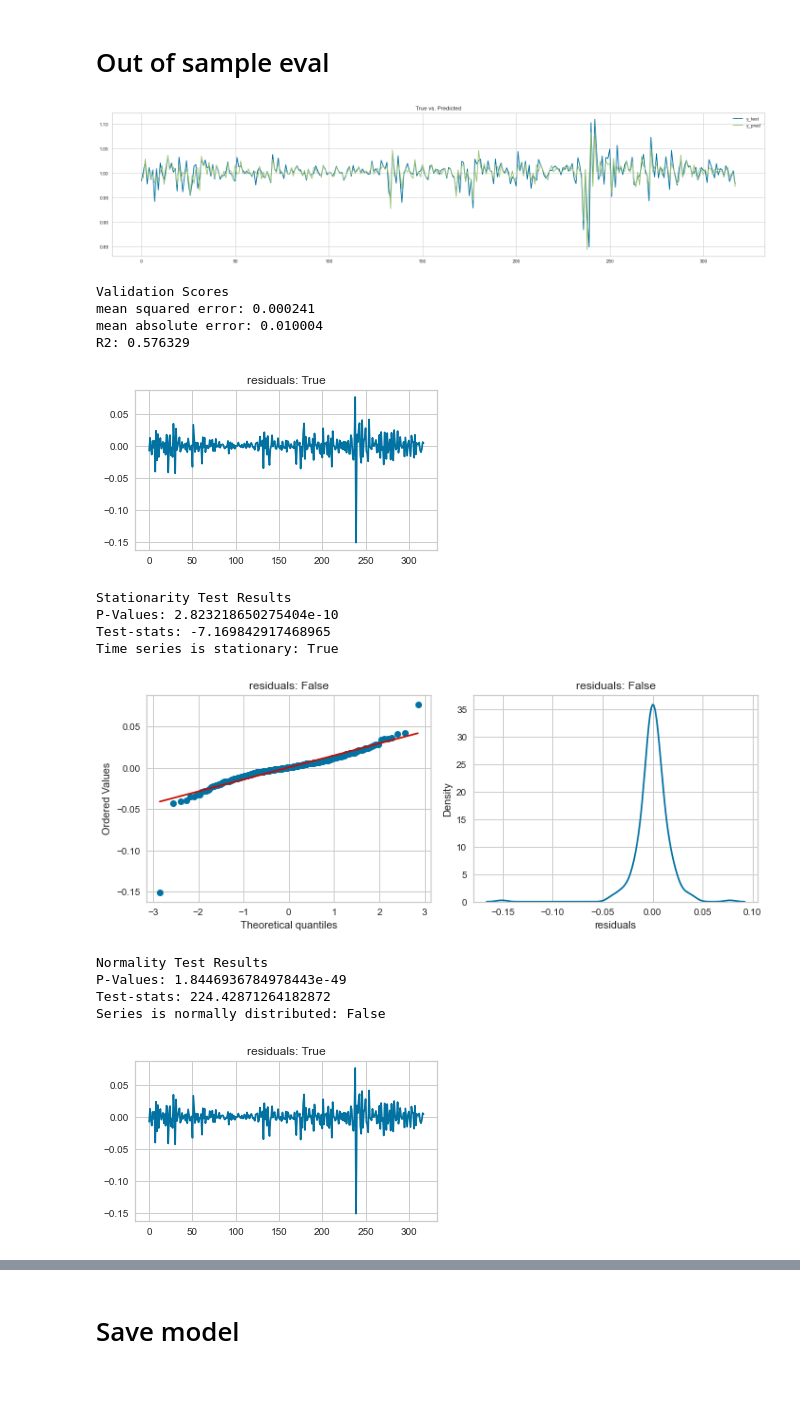
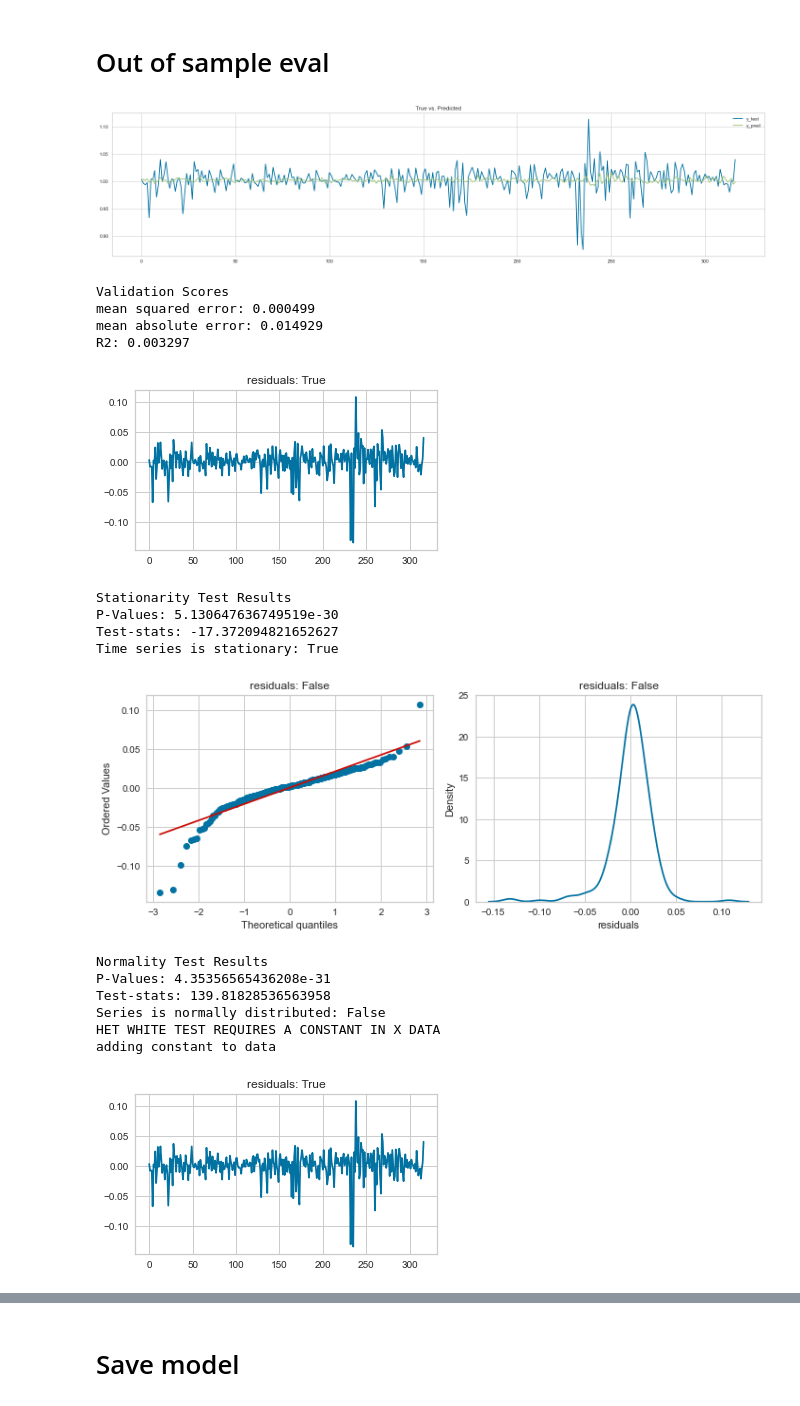
Before and after one commit to lukasgrahl/bachelor, a Jupyter notebook: notebooks/3.1-ols_model.ipynb, the cells around one changed output, grey strips where cells are left out. Drawn from its saved outputs; the diff is of its cells as text; code cells hidden in the pictures.

```diff
--- a/notebooks/3.1-ols_model.ipynb
+++ b/notebooks/3.1-ols_model.ipynb
@@ -61,4 +61,4 @@ cols = [
 # %%
-df_ws = df_w[cols + [data_dict["predicted"]]].copy()
+df_ws = df_w[cols + [data_dict["model_features"]["predicted"]]].copy()
 # %%
 df_cross_corr(df_ws,
@@ -115,9 +111,15 @@ get_variance_inflation_factor(df_ws, cols, col_pred=data_dict["predicted"])
 # %%
 df_train = df_ws.copy()
 # %%
-X_train, X_test, y_train, y_test = tts_data(df_train, y=data_dict["predicted"], x=cols, random_split=False, test_size=.2, add_const=True)
+X_train, X_test, y_train, y_test = tts_data(df_train,
+                                            y=data_dict["model_features"]["predicted"],
+                                            x=cols,
+                                            random_split=False,
+                                            test_size=.2,
+                                            add_const=False)
 # %%
-model = SKLearnWrap(sm.OLS, fit_intercept=False)
+model = SKLearnWrap(sm.OLS, fit_intercept=True)
 model_ = model.fit(X_train, y_train)
 # %%
 model.results_.pvalues < .05
+data_dict["model_metrics"].update(featuer_sig=model.results_.pvalues)
@@ -166,33 +161,46 @@ Notes:
 # %%
 # ar1 model als baseline
 # add variables progressively, to obtain best
 # random walk with drift, as benchmark model
 # take root mean squared error as metrics
 mval = ModelValidation(
     X_train=X_train,
     y_train=y_train,
     X_validate=X_test,
     y_validate=y_test,
-    model=model_,
-    data_dict=data_dict)
+    model=model_)
 
 mval.get_model_performance()
-mval.analyse_resids(print_results=True)
+stat, norm, hetero = mval.analyse_resids(print_results=True)
+
+#update dict
+# residuals
+data_dict["model_metrics"].update(resid_stationarity=stat)
+data_dict["model_metrics"].update(resid_normality=norm)
+data_dict["model_metrics"].update(resid_heterskedasticity=hetero)
+
+# model performance
+data_dict["model_metrics"].update(mse=mval.mse)
+data_dict["model_metrics"].update(mae=mval.mae)
+data_dict["model_metrics"].update(r2=mval.r2)
+data_dict["model_metrics"].update(residuals=mval.resid_inv)
 # %% [output]
-[figure, old version]
+[figure, new version]
 Validation Scores
-mean squared error: 0.000241
-mean absolute error: 0.010004
-R2: 0.576329
+mean squared error: 0.000499
+mean absolute error: 0.014929
+R2: 0.003297
-[figure, old version]
+[figure, new version]
 Stationarity Test Results
-P-Values: 2.823218650275404e-10
-Test-stats: -7.169842917468965
+P-Values: 5.130647636749519e-30
+Test-stats: -17.372094821652627
 Time series is stationary: True
-[figure, old version]
+[figure, new version]
 Normality Test Results
-P-Values: 1.8446936784978443e-49
-Test-stats: 224.42871264182872
+P-Values: 4.35356565436208e-31
+Test-stats: 139.81828536563958
 Series is normally distributed: False
+HET WHITE TEST REQUIRES A CONSTANT IN X DATA
+adding constant to data
-[figure, old version]
+[figure, new version]
 Test for Heteroskedasticity
```
Also changed, not shown: parts of 11 cells of this notebook, 1 other file.
